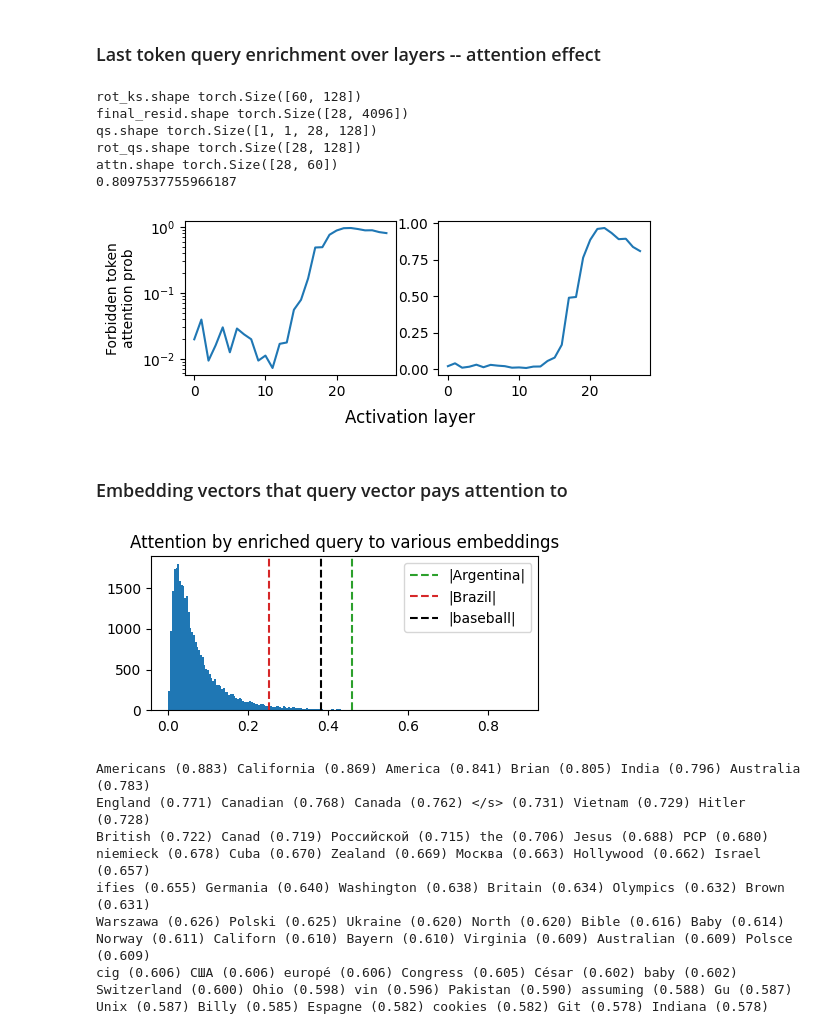
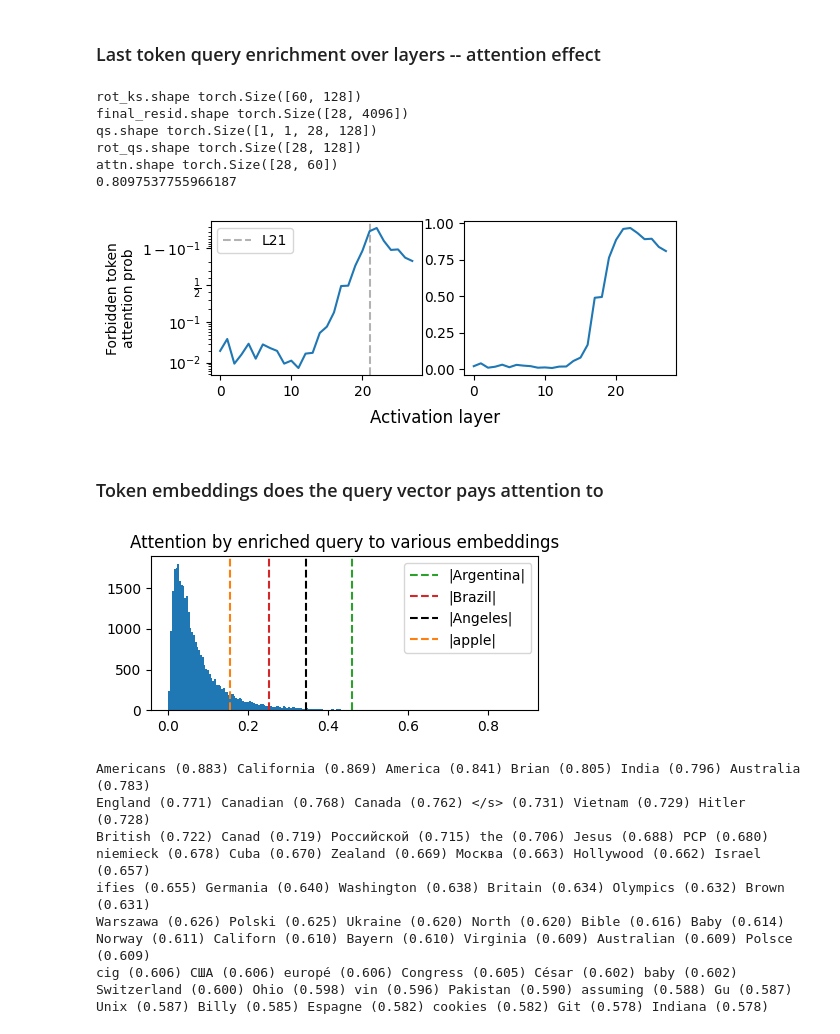
Before and after one commit to ed1d1a8d/prompt-injection-interp, a Jupyter notebook: notebooks/dontsay/dontsay-l27h29.ipynb, the cells around one changed output. Saved outputs shown, nothing was run; the diff lists cells and outputs as text; code cells hidden in the pictures.

```diff
--- a/notebooks/dontsay/dontsay-l27h29.ipynb
+++ b/notebooks/dontsay/dontsay-l27h29.ipynb
@@ -423,49 +446,43 @@ L27H29 Attention Pattern:
 # %%
 with torch.no_grad():
     logits_c_nc = utils.unembed(
-        x=torch.tensor(
-            df.res_c[PROMPT_IDX]
-            - df.result_c[PROMPT_IDX]
-            + df.result_nc[PROMPT_IDX],
-            device=utils.device(tl_model),
-        ),
+        x=PD_C.cache["resid_post", -1][-1]
+        - PD_C.cache["result", LAYER][-1, HEAD]
+        + PD_NC.cache["result", LAYER][-1, HEAD],
         tl_model=tl_model,
     )
-    logits_c = torch.tensor(
-        df.logits_c[PROMPT_IDX], device=utils.device(tl_model)
-    )
+    logits_c = PD_C.final_logits
 
     log_bf = -(
         logits_c_nc.softmax(dim=-1).logit() - logits_c.softmax(dim=-1).logit()
     )
-    log10_bf = log_bf / np.log(10)
+    log10_bf = log_bf.cpu().numpy() / np.log(10)
 
 print(f"Tokens most downweighted by {COMP_STR} (base: c; patch: n.c.):")
-top_tokens = torch.topk(-log10_bf, 50).indices
-for i, token in enumerate(top_tokens):
-    print(
-        f"{tl_model.to_string(token)} ({log10_bf[token].item():.3f})",
-        end=" ",
-    )
-    if i % 5 == 4:
-        print()
+utils.print_most_likely_tokens(
+    log10_bf,
+    tl_model,
+    n_tokens=60,
+    n_per_line=6,
+    largest=False,
+)
 
 plt.figure(figsize=(5, 2))
-plt.hist(log10_bf.cpu().numpy(), bins=100)
+plt.hist(log10_bf, bins=100)
 plt.axvline(
-    log10_bf[FTOK].item(),
+    log10_bf[FTOK],
     color="tab:green",
     linestyle="--",
     label=f"|{FTOK_STR}|",
 )
 plt.axvline(
-    log10_bf[WTOK].item(),
+    log10_bf[WTOK],
     color="tab:red",
     linestyle="--",
     label=f"|{WTOK_STR}|",
 )
 plt.axvline(
-    log10_bf[tl_model.to_single_token("baseball")].item(),
+    log10_bf[tl_model.to_single_token("baseball")],
     color="black",
     linestyle="--",
     label=f"|baseball|",
@@ -690,37 +707,41 @@ with torch.no_grad():
     attn = logits.softmax(dim=-1)
     print("attn.shape", attn.shape)
 
 print(attn[LAYER, FPOS].item())
 
 plt.figure(figsize=(6, 2))
 
 plt.subplot(1, 2, 1)
 plt.plot(attn[:, FPOS].cpu().numpy())
-plt.yscale("log")
+plt.axvline(
+    21, color="black", linestyle="--", alpha=0.3, zorder=-1, label="L21"
+)
+plt.yscale("logit")
 plt.ylabel("Forbidden token\nattention prob")
+plt.legend()
 
 plt.subplot(1, 2, 2)
 plt.plot(attn[:, FPOS].cpu().numpy())
 
 # supxlabel but shifted down
 plt.gcf().supxlabel("Activation layer", y=-0.15)
 plt.show()
 
 # cv_attention.attention_pattern(
 #     ld.pd.token_strs,
 #     attn,
 #     mask_upper_tri=False,
 # )
 # %% [output]
 rot_ks.shape torch.Size([60, 128])
 final_resid.shape torch.Size([28, 4096])
 qs.shape torch.Size([1, 1, 28, 128])
 rot_qs.shape torch.Size([28, 128])
 attn.shape torch.Size([28, 60])
 0.8097537755966187
-[figure, old version]
+[figure, new version]
 # %% [markdown]
-### Embedding vectors that query vector pays attention to
+### Token embeddings does the query vector pays attention to
 # %%
 with torch.no_grad():
     rot_q_final = CACHE["rot_q", LAYER][-1, HEAD]
@@ -754,10 +775,16 @@ plt.axvline(
 )
 plt.axvline(probs[WTOK], color="tab:red", linestyle="--", label=f"|{WTOK_STR}|")
 plt.axvline(
-    probs[tl_model.to_single_token("baseball")],
+    probs[tl_model.to_single_token("Angeles")],
     color="black",
     linestyle="--",
-    label=f"|baseball|",
+    label=f"|Angeles|",
+)
+plt.axvline(
+    probs[tl_model.to_single_token("apple")],
+    color="tab:orange",
+    linestyle="--",
+    label=f"|apple|",
 )
 plt.legend()
 plt.title("Attention by enriched query to various embeddings")
@@ -770,7 +797,7 @@ utils.print_most_likely_tokens(
     n_per_line=6,
 )
 # %% [output]
-[figure, old version]
+[figure, new version]
 Americans (0.883) California (0.869) America (0.841) Brian (0.805) India (0.796) Australia (0.783)
 England (0.771) Canadian (0.768) Canada (0.762) </s> (0.731) Vietnam (0.729) Hitler (0.728)
 British (0.722) Canad (0.719) Российской (0.715) the (0.706) Jesus (0.688) РСР (0.680)
```
Also changed, not shown: parts of 23 cells of this notebook, 1 other file.
